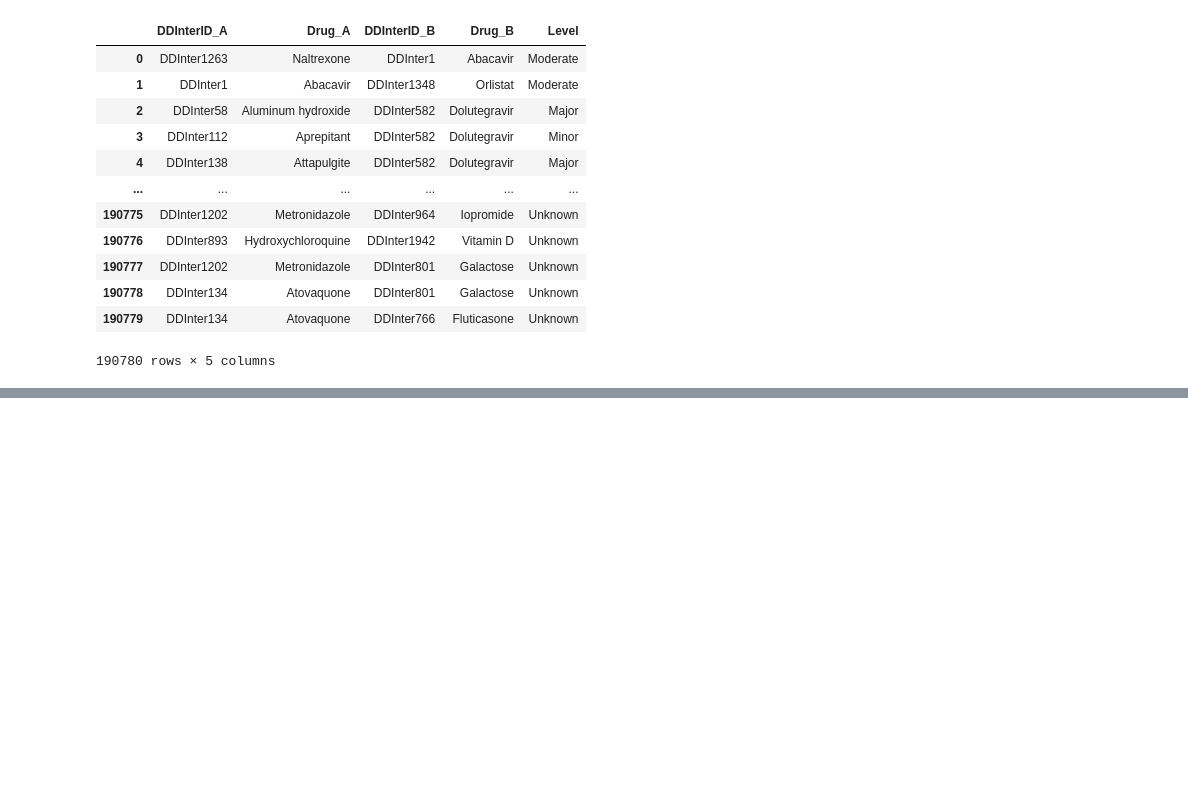
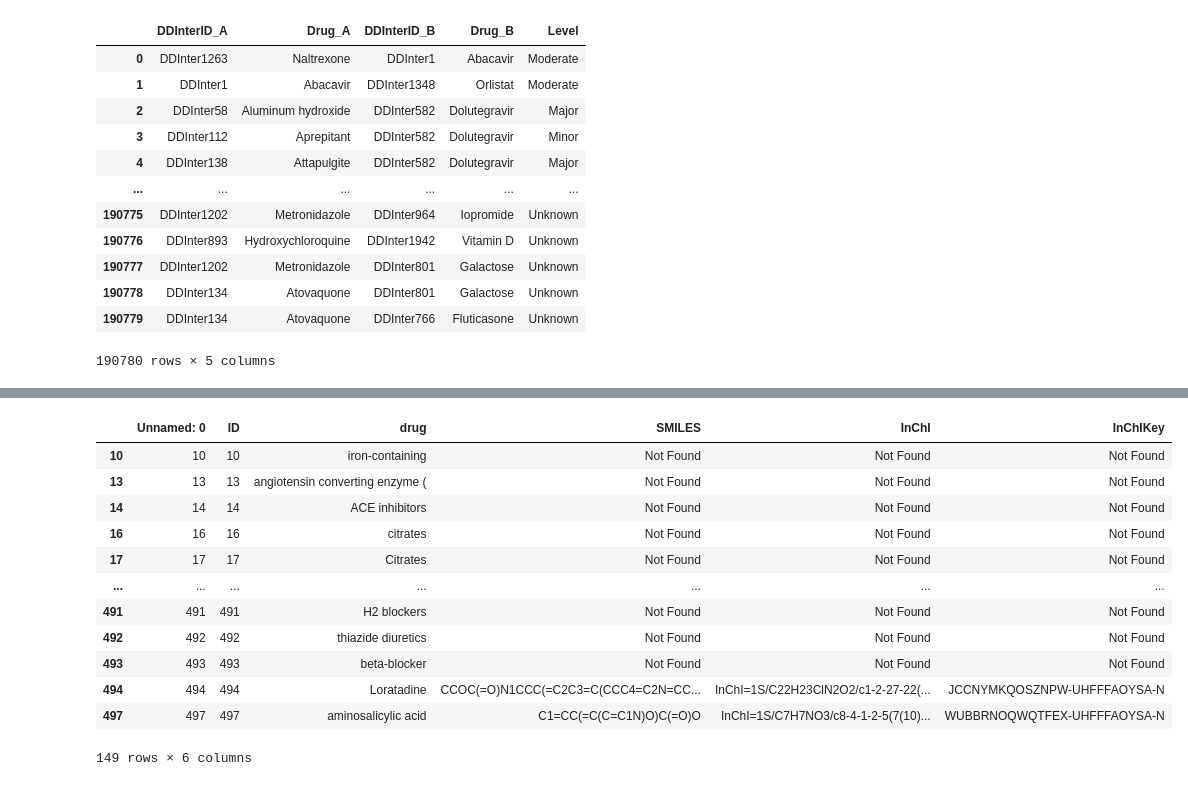
Before and after one commit to raynasser/MediSure, a Jupyter notebook: notebooks/ra | eda copy.ipynb, the cells around one changed output, grey strips where cells are left out. Cells and saved outputs as stored; diff of their text form; code cells hidden in the pictures; blank space fills up the shorter version.

```diff
--- a/notebooks/ra | eda copy.ipynb
+++ b/notebooks/ra | eda copy.ipynb
@@ -1133,0 +1230,16 @@ all_ddi
+# %%
+df[df.InChIKey.duplicated()]
+# %% [output]
+|  | Unnamed: 0 | ID | drug | SMILES | InChI | InChIKey |
+| 10 | 10 | 10 | iron-containing | Not Found | Not Found | Not Found |
+| 13 | 13 | 13 | angiotensin converting enzyme ( | Not Found | Not Found | Not Found |
+| 14 | 14 | 14 | ACE inhibitors | Not Found | Not Found | Not Found |
+| 16 | 16 | 16 | citrates | Not Found | Not Found | Not Found |
+| 17 | 17 | 17 | Citrates | Not Found | Not Found | Not Found |
+| ... | ... | ... | ... | ... | ... | ... |
+| 491 | 491 | 491 | H2 blockers | Not Found | Not Found | Not Found |
+| 492 | 492 | 492 | thiazide diuretics | Not Found | Not Found | Not Found |
+| 493 | 493 | 493 | beta-blocker | Not Found | Not Found | Not Found |
+| 494 | 494 | 494 | Loratadine | CCOC(=O)N1CCC(=C2C3=C(CCC4=C2N=CC... | InChI=1S/C22H23ClN2O2/c1-2-27-22(... | JCCNYMKQOSZNPW-UHFFFAOYSA-N |
+| 497 | 497 | 497 | aminosalicylic acid | C1=CC(=C(C=C1N)O)C(=O)O | InChI=1S/C7H7NO3/c8-4-1-2-5(7(10)... | WUBBRNOQWQTFEX-UHFFFAOYSA-N |
+149 rows × 6 columns
```
Also changed, not shown: parts of 10 cells of this notebook, 2 other files.
